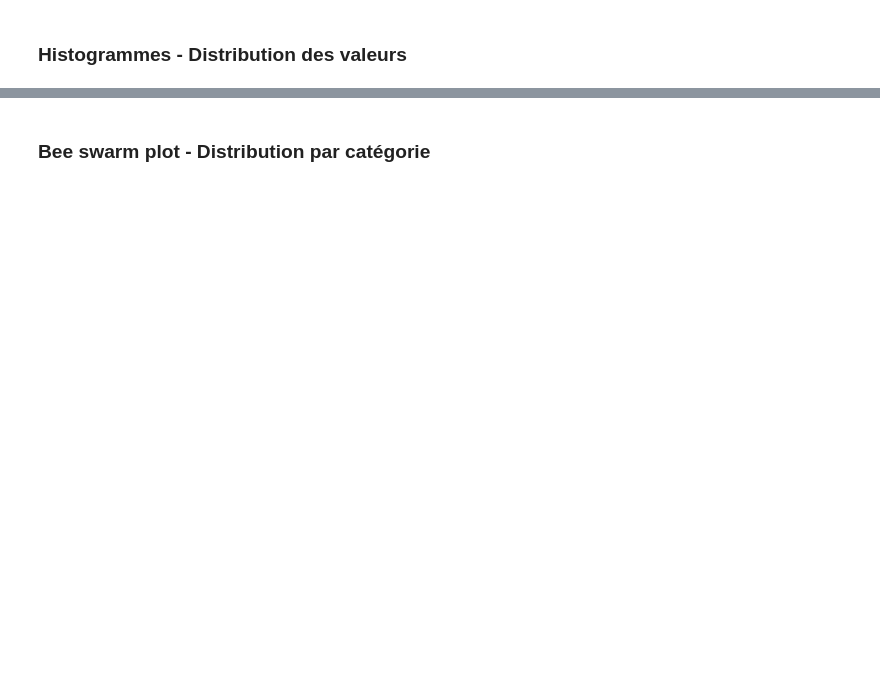
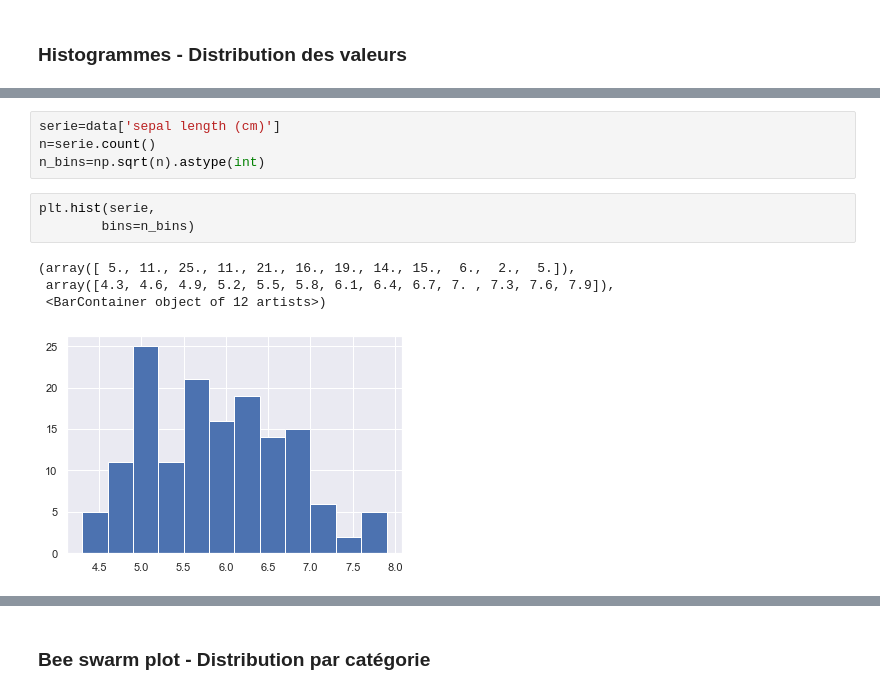
Before and after one commit to elisa-desmetz/pythonH3, a Jupyter notebook: Statistiques Descriptives.ipynb, the cells around one changed output, grey strips where cells are left out. Cells and saved outputs as stored; diff of their text form; blank space fills up the shorter version.

```diff
--- a/Statistiques Descriptives.ipynb
+++ b/Statistiques Descriptives.ipynb
@@ -241,0 +259,12 @@ data[data.duplicated(keep=False)]
+# %%
+serie=data['sepal length (cm)']
+n=serie.count()
+n_bins=np.sqrt(n).astype(int)
+# %%
+plt.hist(serie,
+        bins=n_bins)
+# %% [output]
+(array([ 5., 11., 25., 11., 21., 16., 19., 14., 15.,  6.,  2.,  5.]),
+ array([4.3, 4.6, 4.9, 5.2, 5.5, 5.8, 6.1, 6.4, 6.7, 7. , 7.3, 7.6, 7.9]),
+ <BarContainer object of 12 artists>)
+[figure, added]
```
Also changed, not shown: parts of 14 cells of this notebook.
